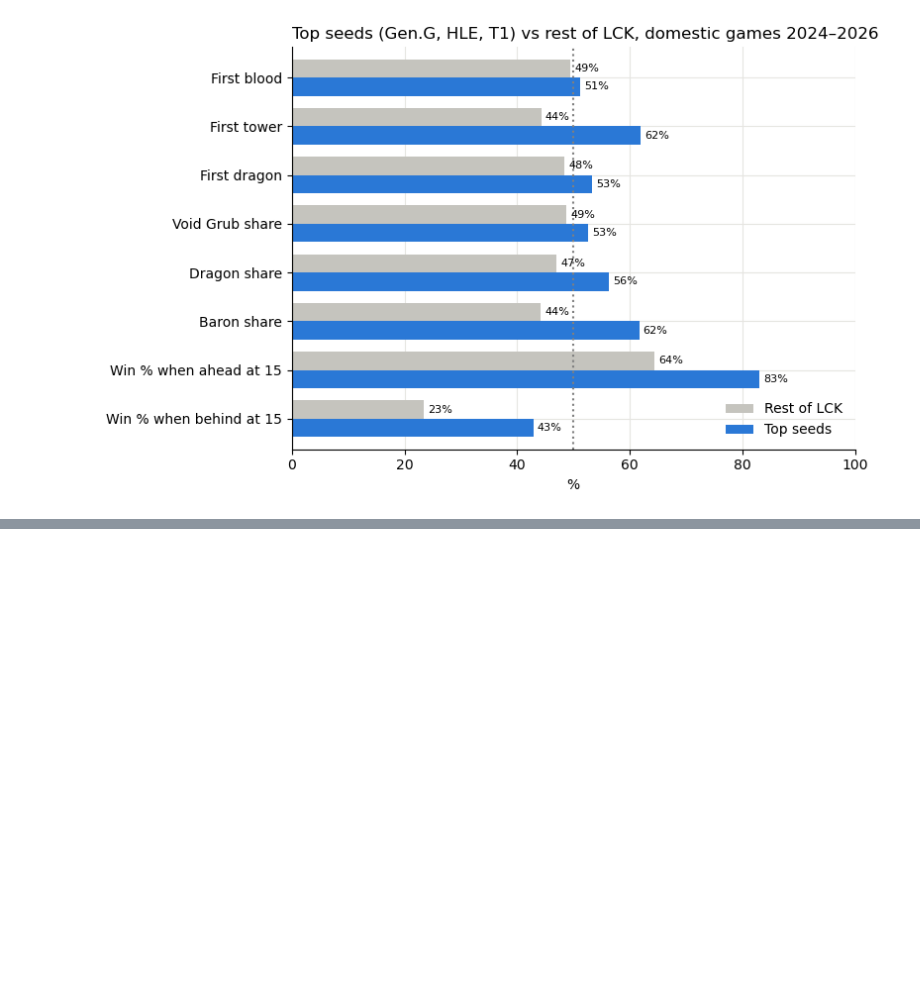
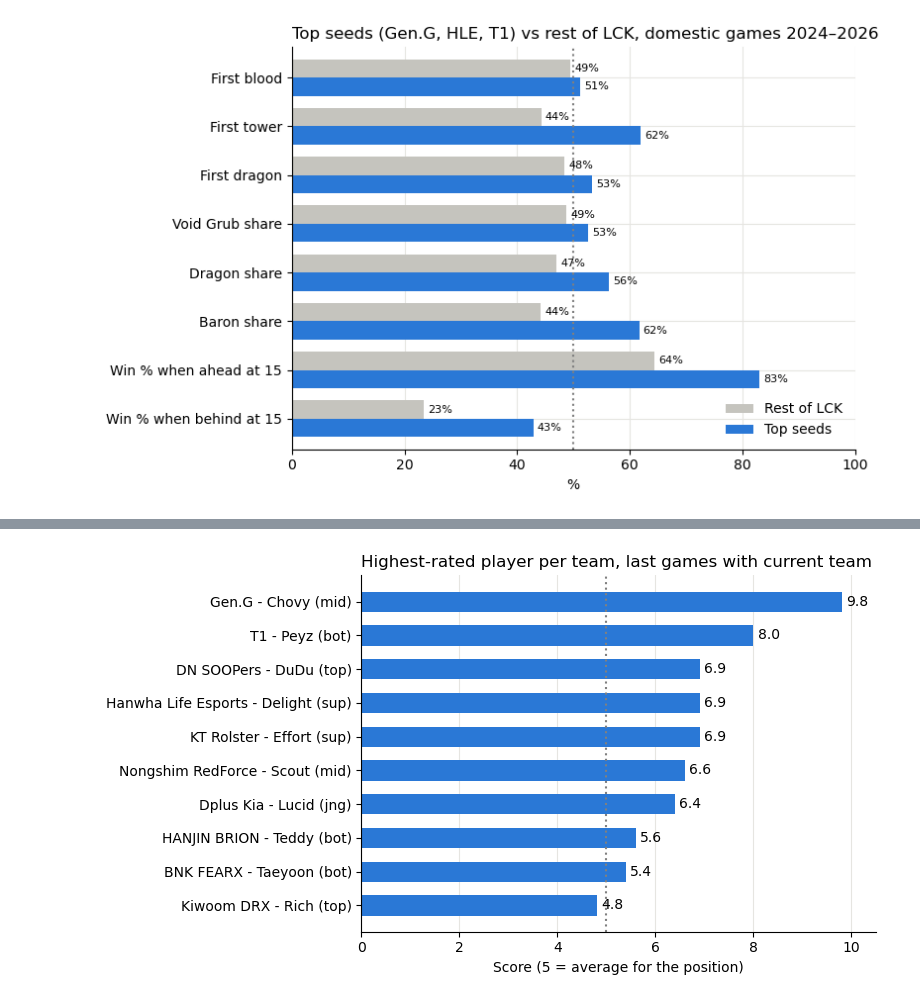
Before and after one commit to benvn2109/league_of_legend, a Jupyter notebook: OE Public Match Data/lck_analysis_2024_2026.ipynb, the cells around one changed output, grey strips where cells are left out. Saved outputs shown, nothing was run; the diff lists cells and outputs as text; code cells hidden in the pictures; blank space fills up the shorter version.

Commit message:
Add Player Analysis and Format Fixed

```diff
--- a/OE Public Match Data/Untitled.ipynb
+++ b/OE Public Match Data/lck_analysis_2024_2026.ipynb
@@ -92,11 +108,11 @@ from pathlib import Path
 
 Path("my_parquet").mkdir(exist_ok=True)
 
-# NEW: event type for each league code
+# Event type for each league code (same labels as the cleaning step)
 EVENT_TYPE = {
     "LCK": "domestic",
-    "WLDs": "international", "MSI": "international", "MSC": "international", "FST": "international",
-    "KeSPA Cup": "cup", "IEM": "cup", "EWC": "cup", "ASI": "cup", "DCGI": "cup",
+    "WLDs": "riot_international", "MSI": "riot_international", "MSC": "riot_international", "FST": "riot_international",
+    "KeSPA Cup": "third_party", "IEM": "third_party", "EWC": "third_party", "ASI": "third_party", "DCGI": "third_party",
 }
 
 lck_teams = set()   # outside the function, so it keeps growing across years
@@ -122,11 +138,11 @@ def make_parquet(year):
     df = df[df["gameid"].isin(games)].copy()
 
     # tag each game's event type (after filtering, so it only runs on the rows we keep)
-    df["event_type"] = df["league"].map(EVENT_TYPE).fillna("other")
+    df["event_type"] = df["league"].map(EVENT_TYPE).fillna("unknown")
 
     # 4. Shrink types
     for col in ["league", "split", "side", "position", "teamname", "champion",
-                "playername", "patch", "event_type"]:                          # NEW: event_type
+                "playername", "patch", "event_type"]:
         df[col] = df[col].astype("category")
     for col in df.select_dtypes("float64").columns:
         df[col] = df[col].astype("float32")
@@ -229,7 +245,7 @@ EVENT_TYPE = {
     "KeSPA Cup": "third_party", "EWC": "third_party", "ASI": "third_party", "DCGI": "third_party",
 }
 # %%
-# Cleaning pipline
+# Cleaning pipeline
 def clean_year(df):
     df = df.copy()
 
@@ -238,8 +254,8 @@ def clean_year(df):
     df = df.drop(columns=drop_cols)
 
     # 2. League codes and event type
-    df["league"] = df["league"].astype(str).replace({"KeSPA": "KeSPA Cup"})
-    df["event_type"] = df["league"].map(EVENT_TYPE).fillna("other")
+    df["league"] = df["league"].astype(str).replace({"KeSPA": "KeSPA Cup"})   # older years use "KeSPA"
+    df["event_type"] = df["league"].map(EVENT_TYPE).fillna("unknown")
 
     # 3. "@25 min" stats only make sense if the game lasted 25 minutes
     at25 = [c for c in df.columns if c.endswith("at25")]
@@ -951,0 +986,8 @@ plt.show()
+# %%
+RATING = {
+    "top": ["kda", "dpm", "dmg_share", "gd15", "csd15"],
+    "jng": ["kda", "kp", "gd15", "xpd15", "vspm", "fb_part"],
+    "mid": ["kda", "dpm", "dmg_share", "gd15", "csd15"],
+    "bot": ["kda", "dpm", "dmg_share", "gd15", "csd15"],
+    "sup": ["kda", "kp", "vspm", "wcpm", "fb_part"],
+}
@@ -951,0 +1051,16 @@ plt.show()
+# %%
+b = best_per_team.sort_values("score")
+labels = b["team"] + " - " + b["player"] + " (" + b["position"] + ")"
+
+fig, ax = plt.subplots(figsize=(8, 4.5))
+bars = ax.barh(labels, b["score"], color="#2a78d6", height=0.6)
+ax.bar_label(bars, fmt="%.1f", padding=3)
+ax.axvline(5, color="gray", linestyle=":")
+ax.set_xlim(0, 10.5)
+ax.set_xlabel("Score (5 = average for the position)")
+ax.set_title("Highest-rated player per team, last games with current team", loc="left")
+ax.grid(axis="y", visible=False)
+plt.tight_layout()
+plt.show()
+# %% [output]
+[figure, added]
```
Also changed, not shown: parts of 24 cells of this notebook.
